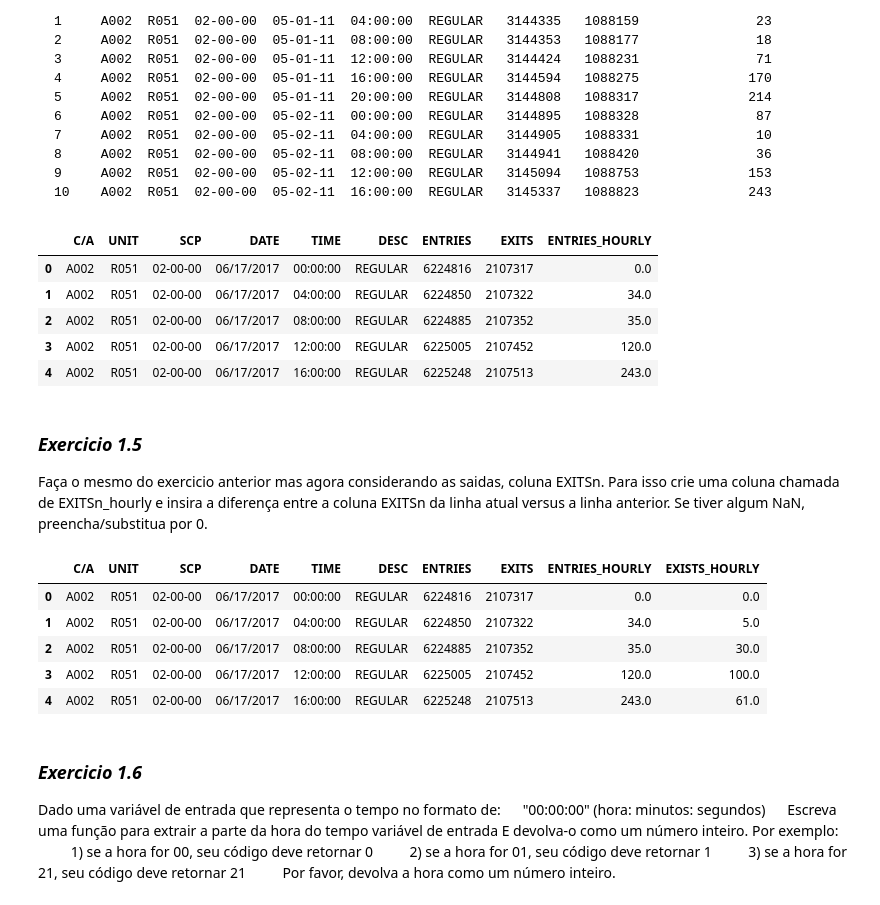
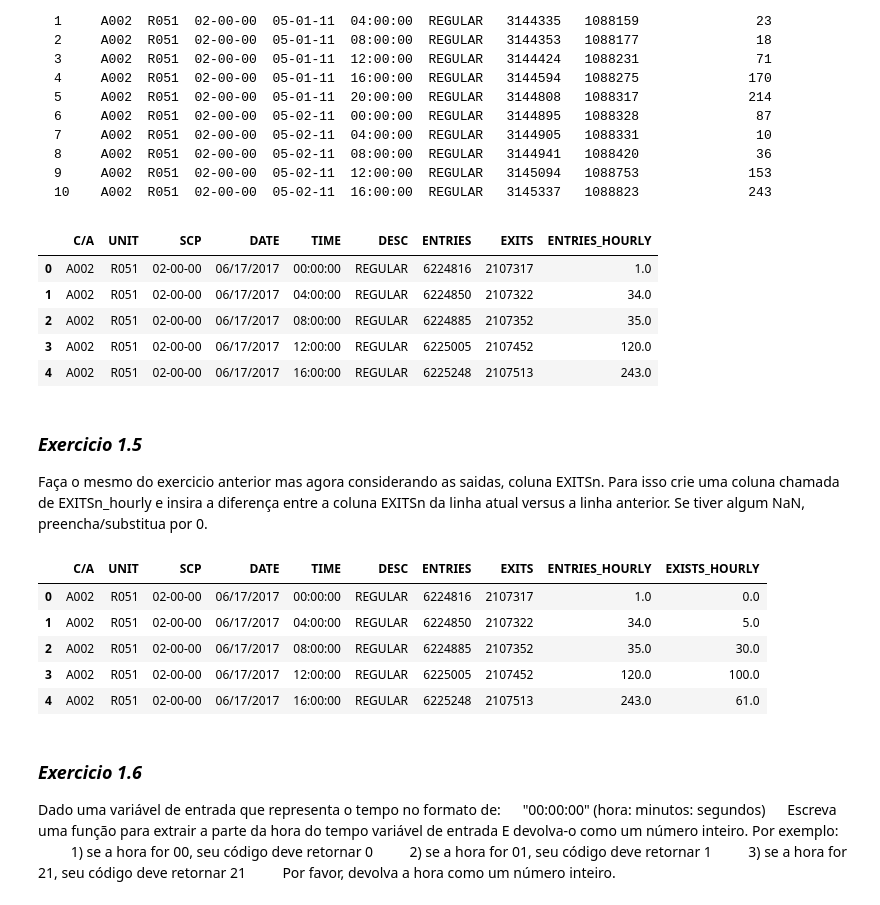
Before and after one commit to thiagoramos23/analyzing-subway-data, a Jupyter notebook: analyzing-subway-data-ndfdsi.ipynb, the cells around one changed output. Drawn from its saved outputs; the diff is of its cells as text; code cells hidden in the pictures.

```diff
--- a/analyzing-subway-data-ndfdsi.ipynb
+++ b/analyzing-subway-data-ndfdsi.ipynb
@@ -251,16 +251,16 @@ Abaixo tem um exemplo de como seu dataframe deve ficar ao final desse exercicio:
 # %%
 import pandas
 
 def get_hourly_entries(df):
     df['ENTRIES_HOURLY'] = df['ENTRIES'] - df['ENTRIES'].shift(periods=1)
-    df = df.fillna(value=0)
+    df = df.fillna(value=1)
     return df
 
 df = get_hourly_entries(df)
 df.head()
 # %% [output]
 |  | C/A | UNIT | SCP | DATE | TIME | DESC | ENTRIES | EXITS | ENTRIES_HOURLY |
-| 0 | A002 | R051 | 02-00-00 | 06/17/2017 | 00:00:00 | REGULAR | 6224816 | 2107317 | 0.0 |
+| 0 | A002 | R051 | 02-00-00 | 06/17/2017 | 00:00:00 | REGULAR | 6224816 | 2107317 | 1.0 |
 | 1 | A002 | R051 | 02-00-00 | 06/17/2017 | 04:00:00 | REGULAR | 6224850 | 2107322 | 34.0 |
 | 2 | A002 | R051 | 02-00-00 | 06/17/2017 | 08:00:00 | REGULAR | 6224885 | 2107352 | 35.0 |
 | 3 | A002 | R051 | 02-00-00 | 06/17/2017 | 12:00:00 | REGULAR | 6225005 | 2107452 | 120.0 |
@@ -282,7 +282,7 @@ df = get_hourly_exits(df)
 df.head()
 # %% [output]
 |  | C/A | UNIT | SCP | DATE | TIME | DESC | ENTRIES | EXITS | ENTRIES_HOURLY | EXISTS_HOURLY |
-| 0 | A002 | R051 | 02-00-00 | 06/17/2017 | 00:00:00 | REGULAR | 6224816 | 2107317 | 0.0 | 0.0 |
+| 0 | A002 | R051 | 02-00-00 | 06/17/2017 | 00:00:00 | REGULAR | 6224816 | 2107317 | 1.0 | 0.0 |
 | 1 | A002 | R051 | 02-00-00 | 06/17/2017 | 04:00:00 | REGULAR | 6224850 | 2107322 | 34.0 | 5.0 |
 | 2 | A002 | R051 | 02-00-00 | 06/17/2017 | 08:00:00 | REGULAR | 6224885 | 2107352 | 35.0 | 30.0 |
 | 3 | A002 | R051 | 02-00-00 | 06/17/2017 | 12:00:00 | REGULAR | 6225005 | 2107452 | 120.0 | 100.0 |
```
Also changed, not shown: parts of 4 cells of this notebook, 4 other files.
